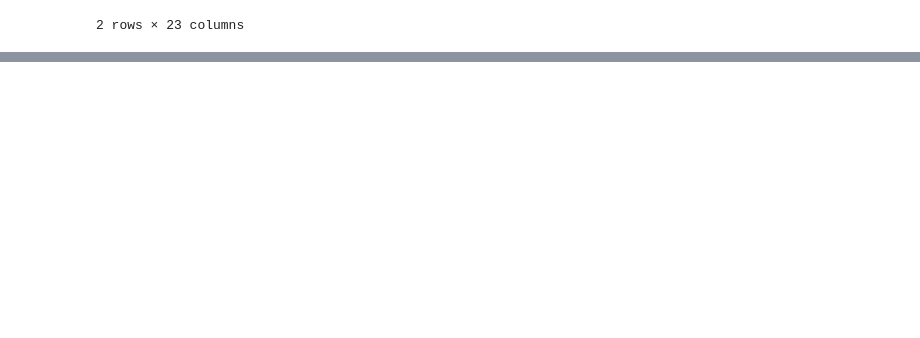
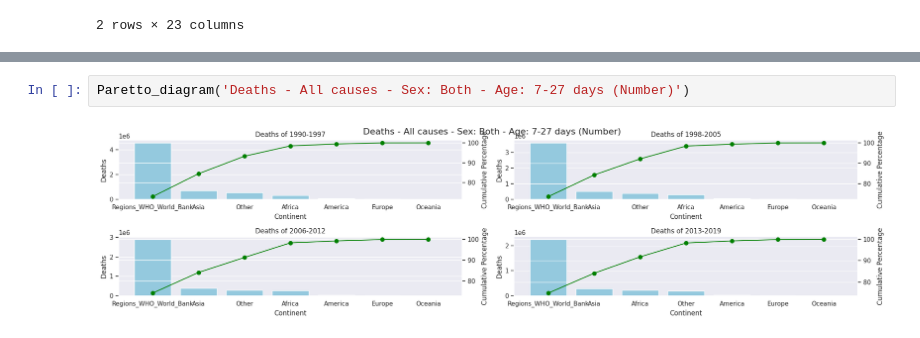
Before and after one commit to rodrigo-espino/Statsproject, a Jupyter notebook: Main_project.ipynb, the cells around one changed output, grey strips where cells are left out. Cells and saved outputs as stored; diff of their text form; blank space fills up the shorter version.

```diff
--- a/Main_project.ipynb
+++ b/Main_project.ipynb
@@ -174,0 +338,4 @@ mean_deaths_by_epoch.head(2)
+# %%
+Paretto_diagram('Deaths - All causes - Sex: Both - Age: 7-27 days (Number)')
+# %% [output]
+[figure, added]
```
Also changed, not shown: parts of 22 cells of this notebook.
